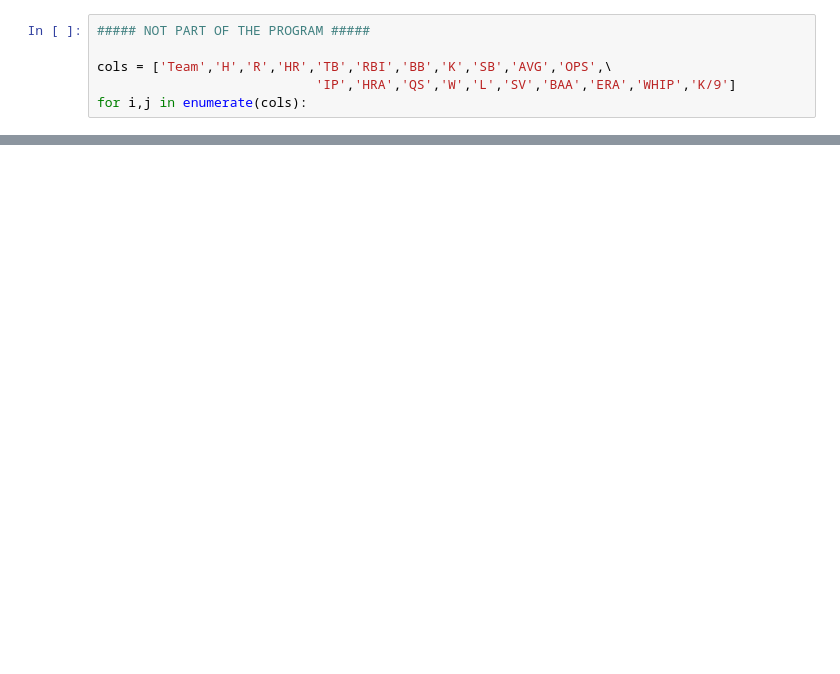
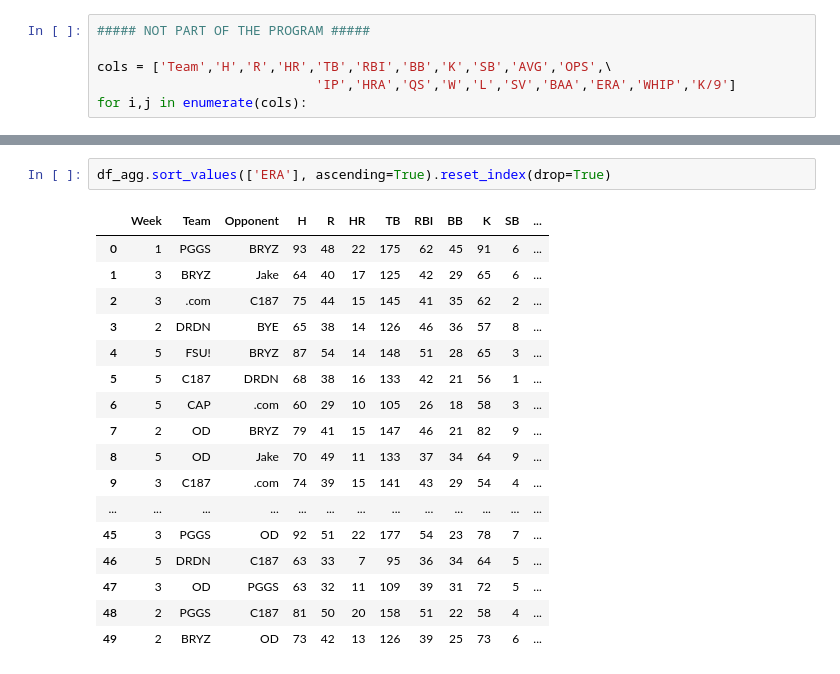
Before and after one commit to dshaffe2/FantasyBaseballDatabase, a Jupyter notebook: Fantasy Baseball.ipynb, the cells around one changed output, grey strips where cells are left out. Cells and saved outputs as stored; diff of their text form; blank space fills up the shorter version.

```diff
--- a/Fantasy Baseball.ipynb
+++ b/Fantasy Baseball.ipynb
@@ -110,0 +186,20 @@ for i,j in enumerate(cols):
+# %%
+df_agg.sort_values(['ERA'], ascending=True).reset_index(drop=True)
+# %% [output]
+|  | Week | Team | Opponent | H | R | HR | TB | RBI | BB | K | SB | ... |
+| 0 | 1 | PGGS | BRYZ | 93 | 48 | 22 | 175 | 62 | 45 | 91 | 6 | ... |
+| 1 | 3 | BRYZ | Jake | 64 | 40 | 17 | 125 | 42 | 29 | 65 | 6 | ... |
+| 2 | 3 | .com | C187 | 75 | 44 | 15 | 145 | 41 | 35 | 62 | 2 | ... |
+| 3 | 2 | DRDN | BYE | 65 | 38 | 14 | 126 | 46 | 36 | 57 | 8 | ... |
+| 4 | 5 | FSU! | BRYZ | 87 | 54 | 14 | 148 | 51 | 28 | 65 | 3 | ... |
+| 5 | 5 | C187 | DRDN | 68 | 38 | 16 | 133 | 42 | 21 | 56 | 1 | ... |
+| 6 | 5 | CAP | .com | 60 | 29 | 10 | 105 | 26 | 18 | 58 | 3 | ... |
+| 7 | 2 | OD | BRYZ | 79 | 41 | 15 | 147 | 46 | 21 | 82 | 9 | ... |
+| 8 | 5 | OD | Jake | 70 | 49 | 11 | 133 | 37 | 34 | 64 | 9 | ... |
+| 9 | 3 | C187 | .com | 74 | 39 | 15 | 141 | 43 | 29 | 54 | 4 | ... |
+| ... | ... | ... | ... | ... | ... | ... | ... | ... | ... | ... | ... | ... |
+| 45 | 3 | PGGS | OD | 92 | 51 | 22 | 177 | 54 | 23 | 78 | 7 | ... |
+| 46 | 5 | DRDN | C187 | 63 | 33 | 7 | 95 | 36 | 34 | 64 | 5 | ... |
+| 47 | 3 | OD | PGGS | 63 | 32 | 11 | 109 | 39 | 31 | 72 | 5 | ... |
+| 48 | 2 | PGGS | C187 | 81 | 50 | 20 | 158 | 51 | 22 | 58 | 4 | ... |
+| 49 | 2 | BRYZ | OD | 73 | 42 | 13 | 126 | 39 | 25 | 73 | 6 | ... |
```
Also changed, not shown: parts of 3 cells of this notebook.
